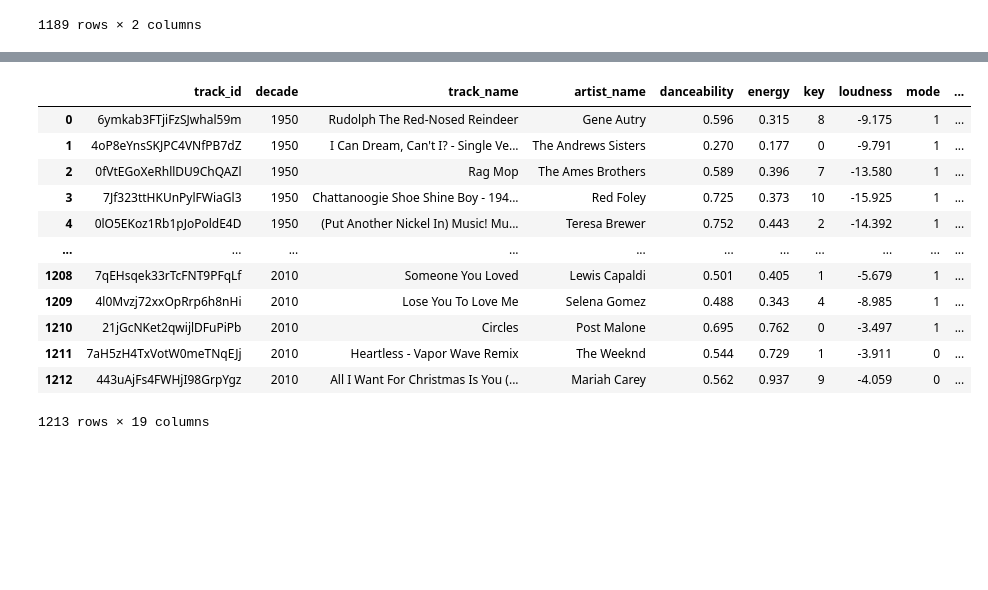
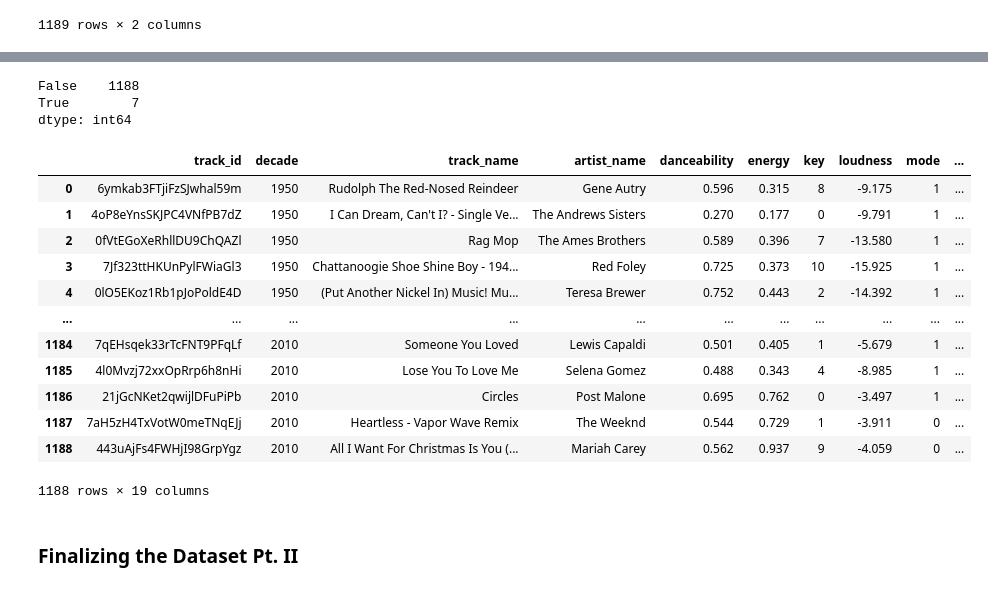
Before and after one commit to d-alvear/Analyzing-Music-by-Decade, a Jupyter notebook: notebooks/6-finalize-dataset.ipynb, the cells around one changed output, grey strips where cells are left out. Cells and saved outputs as stored; diff of their text form; code cells hidden in the pictures; blank space fills up the shorter version.

Commit message:
fixed errors in the final dataset; first findings from analysis

```diff
--- a/notebooks/6-finalize-dataset.ipynb
+++ b/notebooks/6-finalize-dataset.ipynb
@@ -97,0 +103,5 @@ all_data
+# %%
+songs_df = songs.copy()
+
+combined = songs_df.join(spotify_features.set_index('id'), on='track_id', how='left')
+combined
@@ -97,0 +128,2 @@ all_data
+# %%
+combined.drop_duplicates(inplace=True)
@@ -97,0 +146,3 @@ all_data
+# %%
+combined_final = combined.join(librosa_features_df.set_index('track_id'), on='track_id', how='left')
+combined_final
@@ -98,23 +163,31 @@ all_data
+# %%
+combined_final.duplicated().value_counts()
+# %% [output]
+False    1188
+True        7
+dtype: int64
+# %%
+combined_final.drop_duplicates(inplace=True)
 # %%
-all_data_final = all_data[['track_id', 'decade', 'track_name', 'artist_name',
+combined_final = combined_final[['track_id', 'decade', 'track_name', 'artist_name',
                            'danceability', 'energy', 'key', 'loudness',
                            'mode', 'speechiness', 'acousticness', 'instrumentalness',
                            'liveness', 'valence', 'tempo', 'zero_crossing_rate',
                            'duration_ms','time_signature','genres']]
 
-all_data_final
+combined_final
 # %% [output]
 |  | track_id | decade | track_name | artist_name | danceability | energy | key | loudness | mode | ... |
 | 0 | 6ymkab3FTjiFzSJwhal59m | 1950 | Rudolph The Red-Nosed Reindeer | Gene Autry | 0.596 | 0.315 | 8 | -9.175 | 1 | ... |
 | 1 | 4oP8eYnsSKJPC4VNfPB7dZ | 1950 | I Can Dream, Can't I? - Single Ve... | The Andrews Sisters | 0.270 | 0.177 | 0 | -9.791 | 1 | ... |
 | 2 | 0fVtEGoXeRhllDU9ChQAZl | 1950 | Rag Mop | The Ames Brothers | 0.589 | 0.396 | 7 | -13.580 | 1 | ... |
 | 3 | 7Jf323ttHKUnPylFWiaGl3 | 1950 | Chattanoogie Shoe Shine Boy - 194... | Red Foley | 0.725 | 0.373 | 10 | -15.925 | 1 | ... |
 | 4 | 0lO5EKoz1Rb1pJoPoldE4D | 1950 | (Put Another Nickel In) Music! Mu... | Teresa Brewer | 0.752 | 0.443 | 2 | -14.392 | 1 | ... |
 | ... | ... | ... | ... | ... | ... | ... | ... | ... | ... | ... |
-| 1208 | 7qEHsqek33rTcFNT9PFqLf | 2010 | Someone You Loved | Lewis Capaldi | 0.501 | 0.405 | 1 | -5.679 | 1 | ... |
-| 1209 | 4l0Mvzj72xxOpRrp6h8nHi | 2010 | Lose You To Love Me | Selena Gomez | 0.488 | 0.343 | 4 | -8.985 | 1 | ... |
-| 1210 | 21jGcNKet2qwijlDFuPiPb | 2010 | Circles | Post Malone | 0.695 | 0.762 | 0 | -3.497 | 1 | ... |
-| 1211 | 7aH5zH4TxVotW0meTNqEJj | 2010 | Heartless - Vapor Wave Remix | The Weeknd | 0.544 | 0.729 | 1 | -3.911 | 0 | ... |
-| 1212 | 443uAjFs4FWHjI98GrpYgz | 2010 | All I Want For Christmas Is You (... | Mariah Carey | 0.562 | 0.937 | 9 | -4.059 | 0 | ... |
+| 1184 | 7qEHsqek33rTcFNT9PFqLf | 2010 | Someone You Loved | Lewis Capaldi | 0.501 | 0.405 | 1 | -5.679 | 1 | ... |
+| 1185 | 4l0Mvzj72xxOpRrp6h8nHi | 2010 | Lose You To Love Me | Selena Gomez | 0.488 | 0.343 | 4 | -8.985 | 1 | ... |
+| 1186 | 21jGcNKet2qwijlDFuPiPb | 2010 | Circles | Post Malone | 0.695 | 0.762 | 0 | -3.497 | 1 | ... |
+| 1187 | 7aH5zH4TxVotW0meTNqEJj | 2010 | Heartless - Vapor Wave Remix | The Weeknd | 0.544 | 0.729 | 1 | -3.911 | 0 | ... |
+| 1188 | 443uAjFs4FWHjI98GrpYgz | 2010 | All I Want For Christmas Is You (... | Mariah Carey | 0.562 | 0.937 | 9 | -4.059 | 0 | ... |
-1213 rows × 19 columns
+1188 rows × 19 columns
 # %%
@@ -121,0 +195,2 @@ all_data_final.to_csv('../data/final_dataset.csv')
+# %% [markdown]
+### Finalizing the Dataset Pt. II
```
Also changed, not shown: parts of 15 cells of this notebook, 4 other files.
